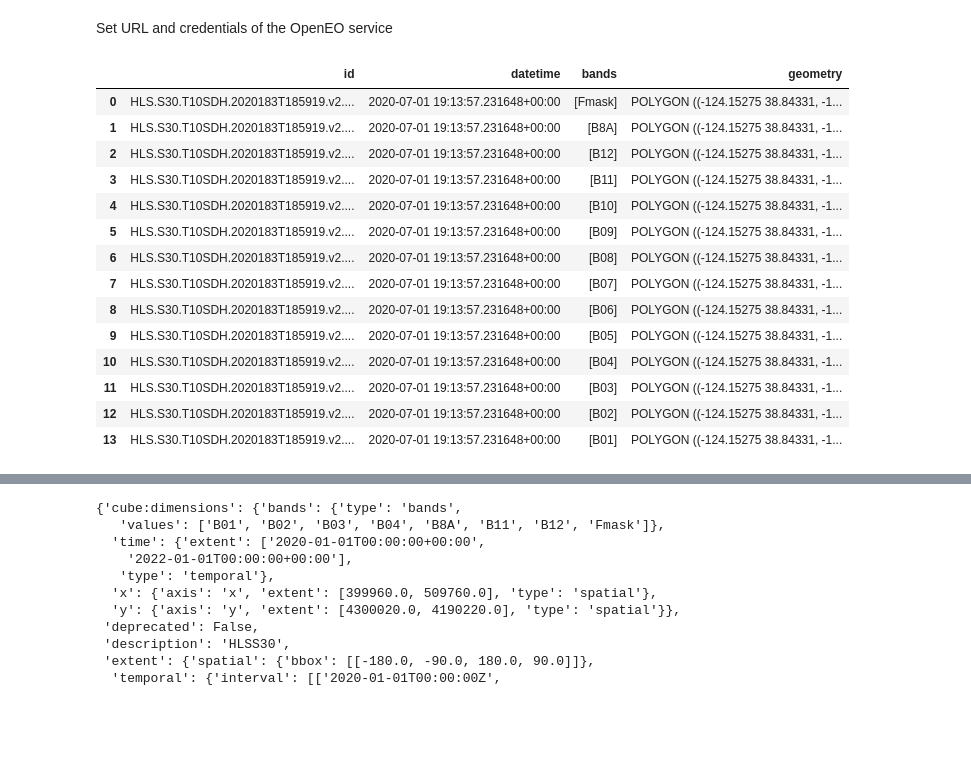
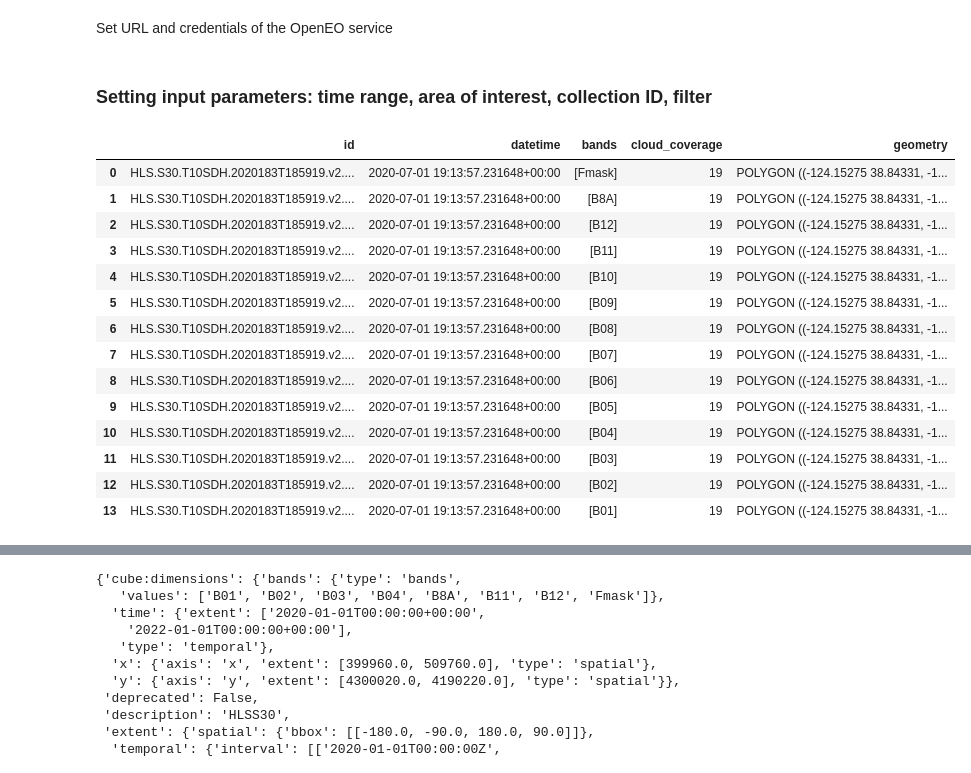
Before and after one commit to IBM/tensorlakehouse-openeo-driver, a Jupyter notebook: tutorials/HLSS30.ipynb, the cells around one changed output, grey strips where cells are left out. Drawn from its saved outputs; the diff is of its cells as text; code cells hidden in the pictures; blank space fills up the shorter version.

Commit message:
update HLSS30 notebook to show how filter using STAC and openEO

```diff
--- a/tutorials/HLSS30.ipynb
+++ b/tutorials/HLSS30.ipynb
@@ -56,10 +56,13 @@ Set URL and credentials of the OpenEO service
 # %%
 # username and password are hardcoded in the backend as an example for testing
 load_dotenv()
-STAC_URL="https://stac-fastapi-pgstac-nasageospatial-dev.cash.sl.cloud9.ibm.com"
-OPENEO_URL="https://tensorlakehouse-openeo-driver-nasageospatial-dev.cash.sl.cloud9.ibm.com"
+STAC_URL="https://stac-fastapi-pgstac-geospatial-be-staging.apps.fmaas-backend.fmaas.res.ibm.com"
+OPENEO_URL="https://tensorlakehouse-openeo-driver-geospatial-be-staging.apps.fmaas-backend.fmaas.res.ibm.com"
+
 openeo_conn = openeo.connect(OPENEO_URL).authenticate_basic("john", "john123")
 catalog = Client.open(STAC_URL)
+# %% [markdown]
+### Setting input parameters: time range, area of interest, collection ID, filter
 # %%
 # set time interval
 start ='2020-07-01T19:13:57Z'
@@ -72,16 +75,18 @@ east = -122.9
 south = 38.0
 north = 38.1
 
+collection_id = "HLSS30"
+# select items that have cloud_coverage field less than or equal to 50
+filter_cql = {
+                "op": "<=",
+                "args": [
+                    {"property": "properties.cloud_coverage"},
+                    "50",
+                ],
+            }
+# language of the CQL2 query
+filter_lang = "cql2-json"
 
-collection_id = "HLSS30"
-spatial_extent={
-        'west' : west,
-        'south' : south,
-        'east' : east,
-        'north' : north
-    }
-
-temporal_extent=[start, end]
 # create data dir to save files
 data_dir = Path("test_data")
 if not data_dir.exists():
@@ -89,35 +94,37 @@ if not data_dir.exists():
 # %%
 
 
-result = catalog.search(collections=[collection_id], bbox=[west, south, east, north], datetime=time_range)
+result = catalog.search(collections=[collection_id], bbox=[west, south, east, north], datetime=time_range, filter=filter_cql, filter_lang=filter_lang)
 counter = 0
 ids = list()
 geometry = list()
 timestamp = list()
 bands = list()
+cloud_coverage = list()
 for item in result.items_as_dicts():
     ids.append(item["id"])
     geometry.append(shape(item["geometry"]))
     timestamp.append(pd.Timestamp(item["properties"]["datetime"]))
     bands.append(list(item["properties"]["cube:variables"].keys()))
-gdf = geopandas.GeoDataFrame(data={"id": ids, "datetime": timestamp, "bands": bands}, geometry=geometry)
+    cloud_coverage.append(item["properties"]["cloud_coverage"])
+gdf = geopandas.GeoDataFrame(data={"id": ids, "datetime": timestamp, "bands": bands, "cloud_coverage": cloud_coverage}, geometry=geometry)
 gdf
 # %% [output]
-|  | id | datetime | bands | geometry |
-| 0 | HLS.S30.T10SDH.2020183T185919.v2.... | 2020-07-01 19:13:57.231648+00:00 | [Fmask] | POLYGON ((-124.15275 38.84331, -1... |
-| 1 | HLS.S30.T10SDH.2020183T185919.v2.... | 2020-07-01 19:13:57.231648+00:00 | [B8A] | POLYGON ((-124.15275 38.84331, -1... |
-| 2 | HLS.S30.T10SDH.2020183T185919.v2.... | 2020-07-01 19:13:57.231648+00:00 | [B12] | POLYGON ((-124.15275 38.84331, -1... |
-| 3 | HLS.S30.T10SDH.2020183T185919.v2.... | 2020-07-01 19:13:57.231648+00:00 | [B11] | POLYGON ((-124.15275 38.84331, -1... |
-| 4 | HLS.S30.T10SDH.2020183T185919.v2.... | 2020-07-01 19:13:57.231648+00:00 | [B10] | POLYGON ((-124.15275 38.84331, -1... |
-| 5 | HLS.S30.T10SDH.2020183T185919.v2.... | 2020-07-01 19:13:57.231648+00:00 | [B09] | POLYGON ((-124.15275 38.84331, -1... |
-| 6 | HLS.S30.T10SDH.2020183T185919.v2.... | 2020-07-01 19:13:57.231648+00:00 | [B08] | POLYGON ((-124.15275 38.84331, -1... |
-| 7 | HLS.S30.T10SDH.2020183T185919.v2.... | 2020-07-01 19:13:57.231648+00:00 | [B07] | POLYGON ((-124.15275 38.84331, -1... |
-| 8 | HLS.S30.T10SDH.2020183T185919.v2.... | 2020-07-01 19:13:57.231648+00:00 | [B06] | POLYGON ((-124.15275 38.84331, -1... |
-| 9 | HLS.S30.T10SDH.2020183T185919.v2.... | 2020-07-01 19:13:57.231648+00:00 | [B05] | POLYGON ((-124.15275 38.84331, -1... |
-| 10 | HLS.S30.T10SDH.2020183T185919.v2.... | 2020-07-01 19:13:57.231648+00:00 | [B04] | POLYGON ((-124.15275 38.84331, -1... |
-| 11 | HLS.S30.T10SDH.2020183T185919.v2.... | 2020-07-01 19:13:57.231648+00:00 | [B03] | POLYGON ((-124.15275 38.84331, -1... |
-| 12 | HLS.S30.T10SDH.2020183T185919.v2.... | 2020-07-01 19:13:57.231648+00:00 | [B02] | POLYGON ((-124.15275 38.84331, -1... |
-| 13 | HLS.S30.T10SDH.2020183T185919.v2.... | 2020-07-01 19:13:57.231648+00:00 | [B01] | POLYGON ((-124.15275 38.84331, -1... |
+|  | id | datetime | bands | cloud_coverage | geometry |
+| 0 | HLS.S30.T10SDH.2020183T185919.v2.... | 2020-07-01 19:13:57.231648+00:00 | [Fmask] | 19 | POLYGON ((-124.15275 38.84331, -1... |
+| 1 | HLS.S30.T10SDH.2020183T185919.v2.... | 2020-07-01 19:13:57.231648+00:00 | [B8A] | 19 | POLYGON ((-124.15275 38.84331, -1... |
+| 2 | HLS.S30.T10SDH.2020183T185919.v2.... | 2020-07-01 19:13:57.231648+00:00 | [B12] | 19 | POLYGON ((-124.15275 38.84331, -1... |
+| 3 | HLS.S30.T10SDH.2020183T185919.v2.... | 2020-07-01 19:13:57.231648+00:00 | [B11] | 19 | POLYGON ((-124.15275 38.84331, -1... |
+| 4 | HLS.S30.T10SDH.2020183T185919.v2.... | 2020-07-01 19:13:57.231648+00:00 | [B10] | 19 | POLYGON ((-124.15275 38.84331, -1... |
+| 5 | HLS.S30.T10SDH.2020183T185919.v2.... | 2020-07-01 19:13:57.231648+00:00 | [B09] | 19 | POLYGON ((-124.15275 38.84331, -1... |
+| 6 | HLS.S30.T10SDH.2020183T185919.v2.... | 2020-07-01 19:13:57.231648+00:00 | [B08] | 19 | POLYGON ((-124.15275 38.84331, -1... |
+| 7 | HLS.S30.T10SDH.2020183T185919.v2.... | 2020-07-01 19:13:57.231648+00:00 | [B07] | 19 | POLYGON ((-124.15275 38.84331, -1... |
+| 8 | HLS.S30.T10SDH.2020183T185919.v2.... | 2020-07-01 19:13:57.231648+00:00 | [B06] | 19 | POLYGON ((-124.15275 38.84331, -1... |
+| 9 | HLS.S30.T10SDH.2020183T185919.v2.... | 2020-07-01 19:13:57.231648+00:00 | [B05] | 19 | POLYGON ((-124.15275 38.84331, -1... |
+| 10 | HLS.S30.T10SDH.2020183T185919.v2.... | 2020-07-01 19:13:57.231648+00:00 | [B04] | 19 | POLYGON ((-124.15275 38.84331, -1... |
+| 11 | HLS.S30.T10SDH.2020183T185919.v2.... | 2020-07-01 19:13:57.231648+00:00 | [B03] | 19 | POLYGON ((-124.15275 38.84331, -1... |
+| 12 | HLS.S30.T10SDH.2020183T185919.v2.... | 2020-07-01 19:13:57.231648+00:00 | [B02] | 19 | POLYGON ((-124.15275 38.84331, -1... |
+| 13 | HLS.S30.T10SDH.2020183T185919.v2.... | 2020-07-01 19:13:57.231648+00:00 | [B01] | 19 | POLYGON ((-124.15275 38.84331, -1... |
 # %%
 minx, miny, maxx, maxy = gdf["geometry"].iloc[0].bounds
 
```
Also changed, not shown: parts of 5 cells of this notebook.
